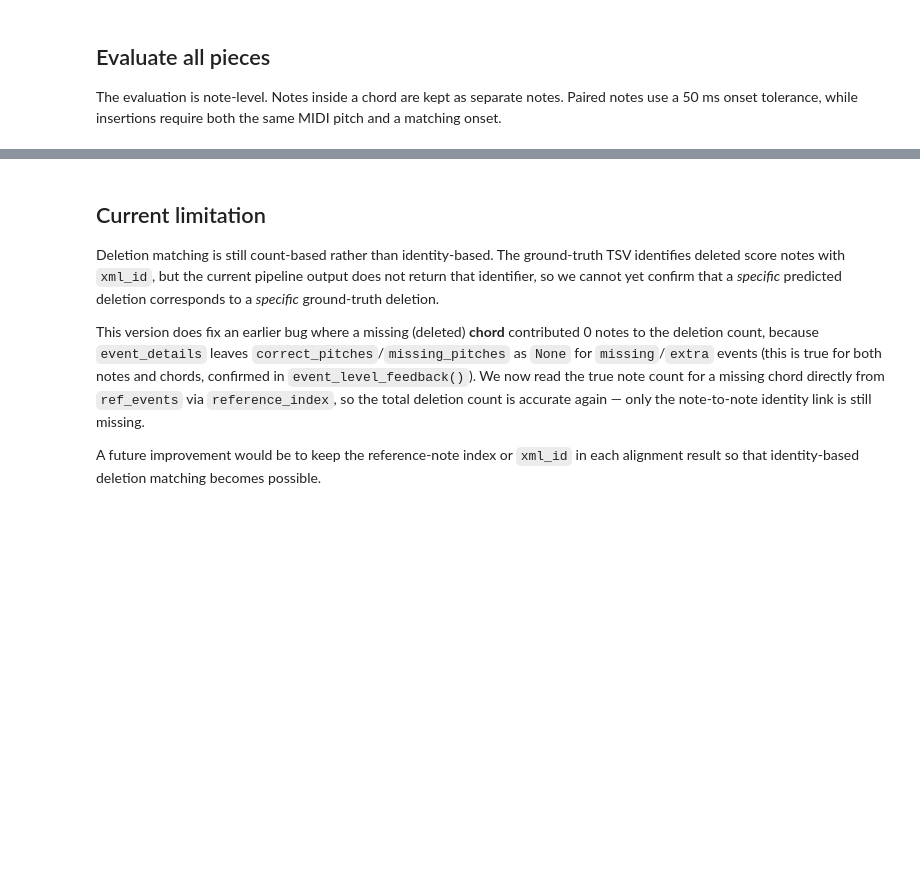
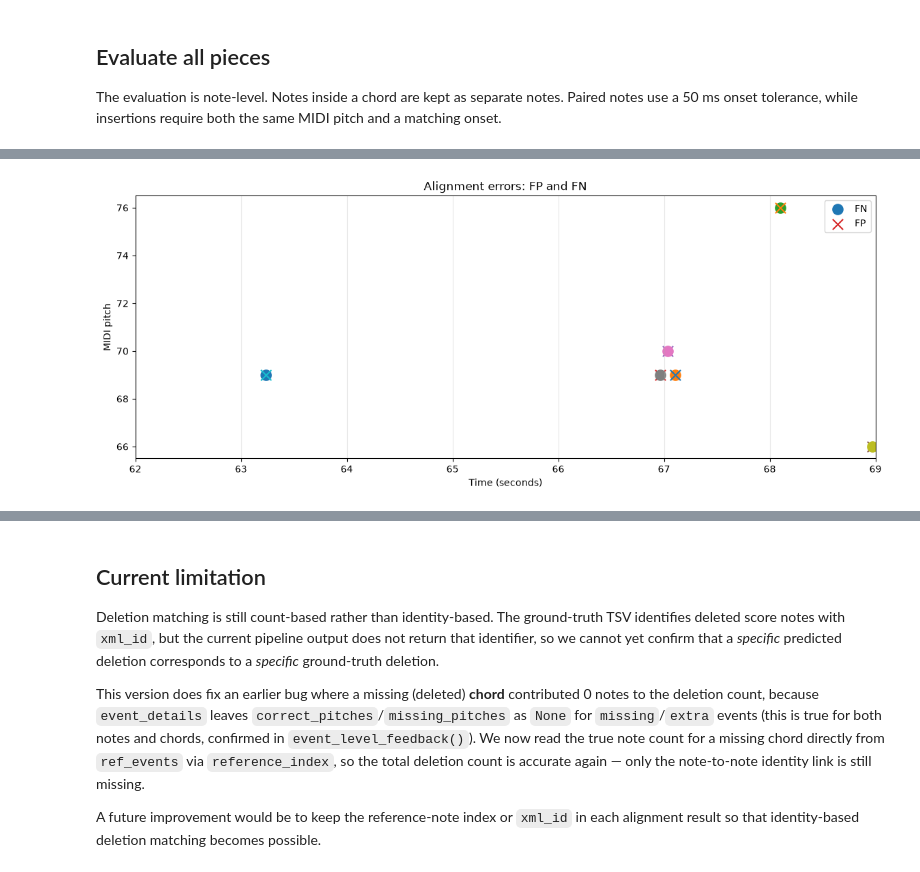
Before and after one commit to lambda-feedback/compareMusic, a Jupyter notebook: notebooks/Alignment_on_nASAPdataset.ipynb, the cells around one changed output, grey strips where cells are left out. Cells and saved outputs as stored; diff of their text form; code cells hidden in the pictures; blank space fills up the shorter version.

```diff
--- a/notebooks/Alignment_on_nASAPdataset.ipynb
+++ b/notebooks/Alignment_on_nASAPdataset.ipynb
@@ -536,0 +961,46 @@ Mean F1       : 0.9691
+# %%
+segment_error_df = error_df[
+    (error_df["onset"] >= START_TIME)
+    & (error_df["onset"] <= END_TIME)
+]
+
+plt.figure(figsize=(14, 5))
+
+for _, row in segment_error_df.iterrows():
+    if row["status"] == "FP":
+        pitch = row["pipeline_pitch"]
+        marker = "x"
+    else:
+        pitch = row["gt_pitch"]
+        marker = "o"
+
+    if pd.notna(pitch):
+        plt.scatter(
+            row["onset"],
+            pitch,
+            marker=marker,
+            s=120,
+            label=row["status"],
+        )
+
+plt.xlim(START_TIME, END_TIME)
+plt.xlabel("Time (seconds)")
+plt.ylabel("MIDI pitch")
+plt.title("Alignment errors: FP and FN")
+
+handles, labels = plt.gca().get_legend_handles_labels()
+unique_labels = {}
+
+for handle, label in zip(handles, labels):
+    if label not in unique_labels:
+        unique_labels[label] = handle
+
+plt.legend(
+    unique_labels.values(),
+    unique_labels.keys(),
+)
+
+plt.grid(axis="x", alpha=0.3)
+plt.show()
+# %% [output]
+[figure, added]
```
Also changed, not shown: parts of 18 cells of this notebook.
